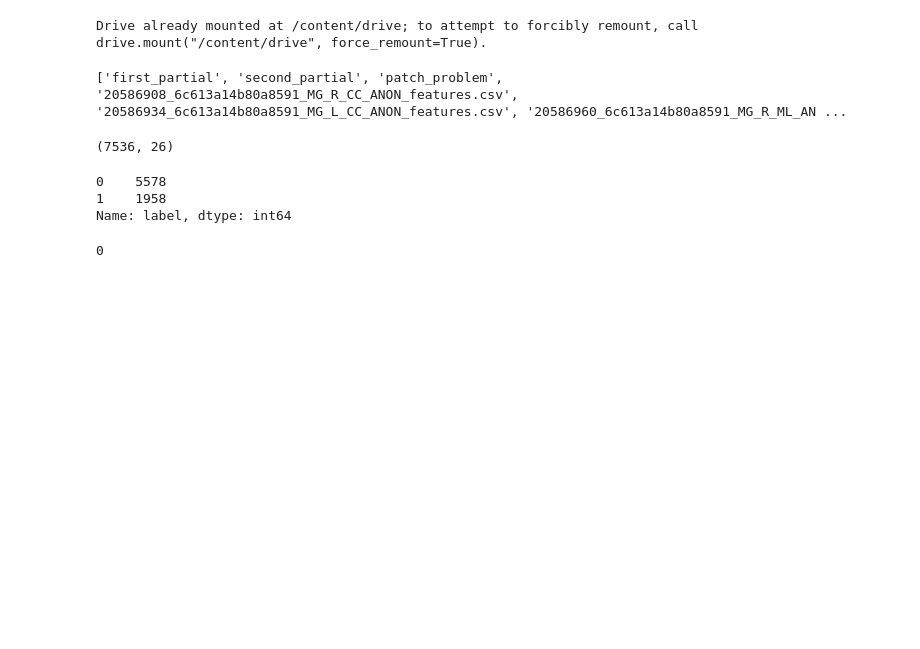
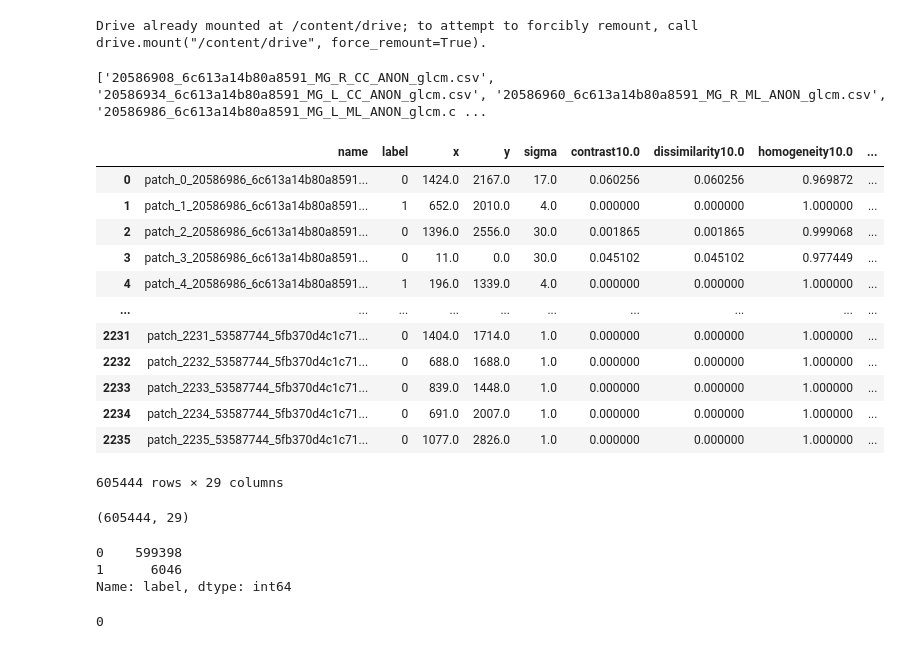
Before and after one commit to emyesme/CalcificationDetection, a Jupyter notebook: ML_structure_project.ipynb, the cells around one changed output. Cells and saved outputs as stored; diff of their text form; code cells hidden in the pictures; blank space fills up the shorter version.

```diff
--- a/ML_structure_project.ipynb
+++ b/ML_structure_project.ipynb
@@ -15,14 +15,15 @@ import os
 DATA_DIR = os.path.join('/content',
                         'drive',
                         'MyDrive',
-                        'Results')
+                        'Results',
+                        'dehazingDC+DoH(0.0005)+GLCM')
 
 
 print(os.listdir(DATA_DIR))
 
 results_file = os.listdir(DATA_DIR)
 # %% [output]
-['first_partial', 'second_partial', 'patch_problem', '20586908_6c613a14b80a8591_MG_R_CC_ANON_features.csv', '20586934_6c613a14b80a8591_MG_L_CC_ANON_features.csv', '20586960_6c613a14b80a8591_MG_R_ML_AN ...
+['20586908_6c613a14b80a8591_MG_R_CC_ANON_glcm.csv', '20586934_6c613a14b80a8591_MG_L_CC_ANON_glcm.csv', '20586960_6c613a14b80a8591_MG_R_ML_ANON_glcm.csv', '20586986_6c613a14b80a8591_MG_L_ML_ANON_glcm.c ...
 # %%
 import numpy as np
 import pandas as pd
@@ -52,15 +53,31 @@ def read_results(path):
   return dfs
 # %%
 dfs = read_results(DATA_DIR)
+# %%
+dfs
+# %% [output]
+|  | name | label | x | y | sigma | contrast10.0 | dissimilarity10.0 | homogeneity10.0 | ... |
+| 0 | patch_0_20586986_6c613a14b80a8591... | 0 | 1424.0 | 2167.0 | 17.0 | 0.060256 | 0.060256 | 0.969872 | ... |
+| 1 | patch_1_20586986_6c613a14b80a8591... | 1 | 652.0 | 2010.0 | 4.0 | 0.000000 | 0.000000 | 1.000000 | ... |
+| 2 | patch_2_20586986_6c613a14b80a8591... | 0 | 1396.0 | 2556.0 | 30.0 | 0.001865 | 0.001865 | 0.999068 | ... |
+| 3 | patch_3_20586986_6c613a14b80a8591... | 0 | 11.0 | 0.0 | 30.0 | 0.045102 | 0.045102 | 0.977449 | ... |
+| 4 | patch_4_20586986_6c613a14b80a8591... | 1 | 196.0 | 1339.0 | 4.0 | 0.000000 | 0.000000 | 1.000000 | ... |
+| ... | ... | ... | ... | ... | ... | ... | ... | ... | ... |
+| 2231 | patch_2231_53587744_5fb370d4c1c71... | 0 | 1404.0 | 1714.0 | 1.0 | 0.000000 | 0.000000 | 1.000000 | ... |
+| 2232 | patch_2232_53587744_5fb370d4c1c71... | 0 | 688.0 | 1688.0 | 1.0 | 0.000000 | 0.000000 | 1.000000 | ... |
+| 2233 | patch_2233_53587744_5fb370d4c1c71... | 0 | 839.0 | 1448.0 | 1.0 | 0.000000 | 0.000000 | 1.000000 | ... |
+| 2234 | patch_2234_53587744_5fb370d4c1c71... | 0 | 691.0 | 2007.0 | 1.0 | 0.000000 | 0.000000 | 1.000000 | ... |
+| 2235 | patch_2235_53587744_5fb370d4c1c71... | 0 | 1077.0 | 2826.0 | 1.0 | 0.000000 | 0.000000 | 1.000000 | ... |
+605444 rows × 29 columns
 # %%
 dfs.shape
 # %% [output]
-(7536, 26)
+(605444, 29)
 # %%
 dfs.label.value_counts()
 # %% [output]
-0    5578
-1    1958
+0    599398
+1      6046
 Name: label, dtype: int64
 # %%
 dfs.label.value_counts().idxmax()
```
Also changed, not shown: parts of 28 cells of this notebook.
